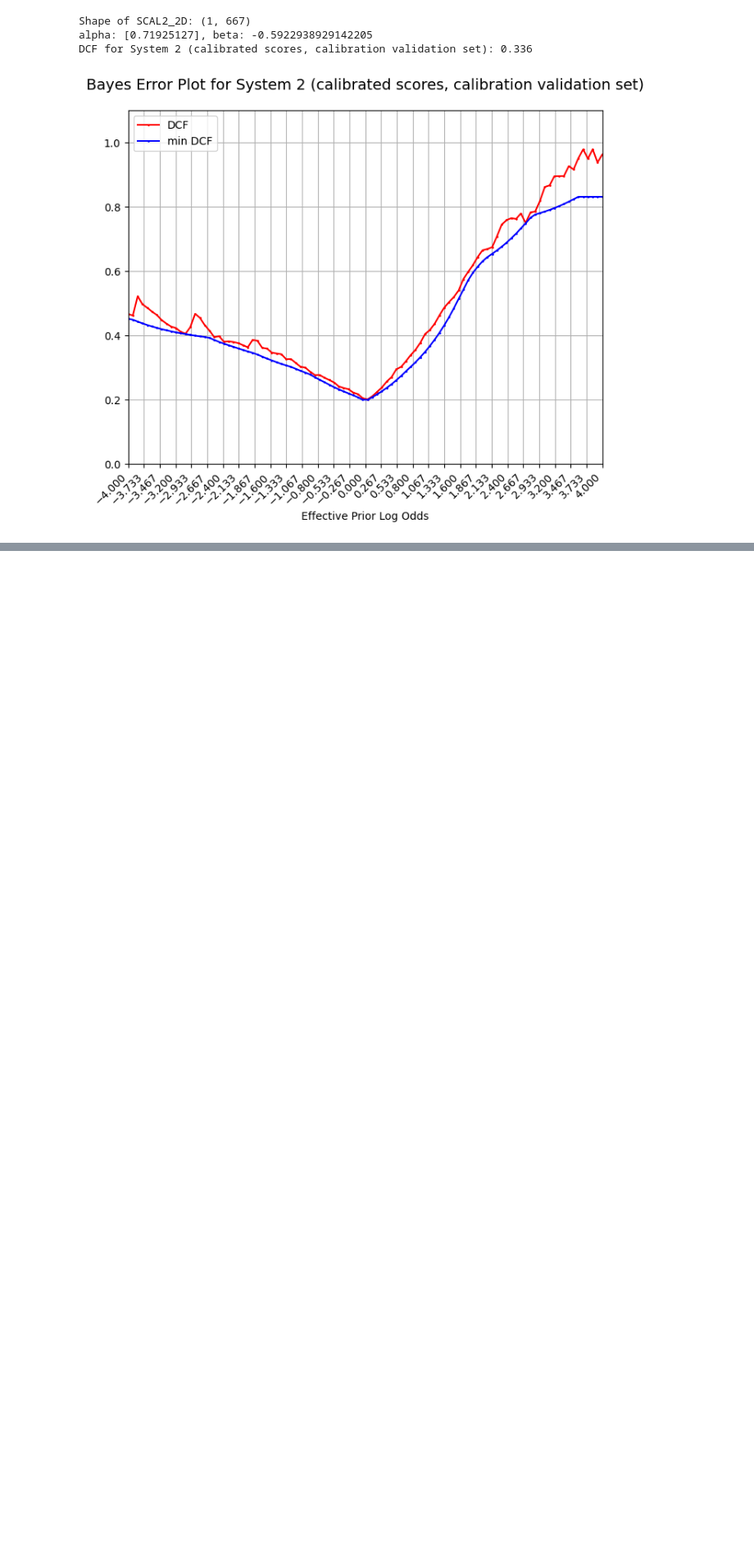
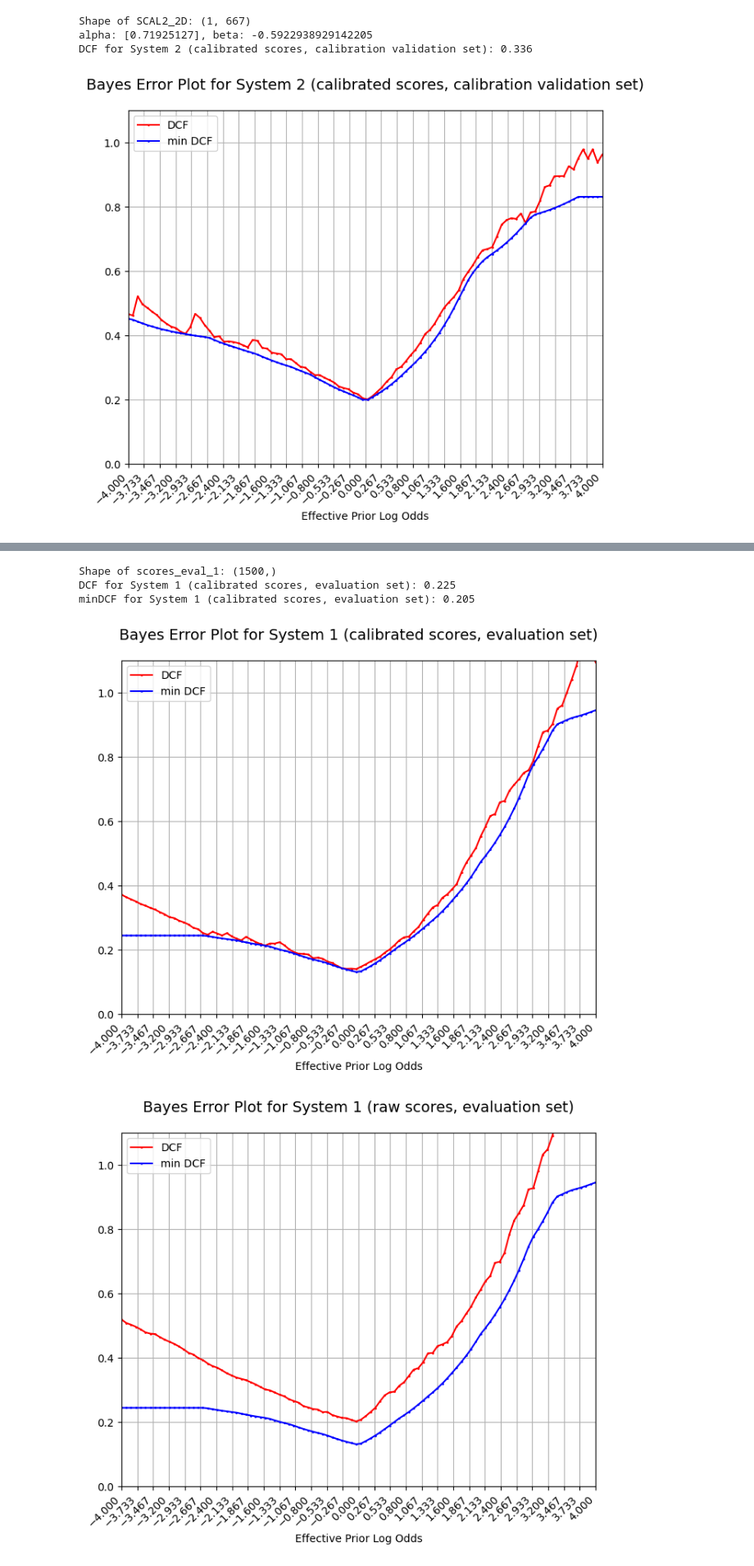
Before and after one commit to RiccardoRevalor/MachineLearningPatternRecognition, a Jupyter notebook: lab12_CalibrationFusion/cal_fusion.ipynb, the cells around one changed output, grey strips where cells are left out. Shown: that part at 82% size. Cells and saved outputs as stored; diff of their text form; code cells hidden in the pictures; blank space fills up the shorter version.

Commit message:
l12: calibration, single fold approach + eval set

```diff
--- a/lab12_CalibrationFusion/cal_fusion.ipynb
+++ b/lab12_CalibrationFusion/cal_fusion.ipynb
@@ -162,13 +162,13 @@ SVAL1_2D = vrow(SVAL1)
 #we calibrate for prior true 0.2
 pT = 0.2
 #no regularitazion term, so lambda = l = 0
-alpha, beta, _ = trainLogReg_PriorWeighted(SCAL1_2D, LCAL, l = 0, manual_grad=True, PriorTrue=pT)
-print(f"alpha: {alpha}, beta: {beta}")
+alpha_1, beta_1, _ = trainLogReg_PriorWeighted(SCAL1_2D, LCAL, l = 0, manual_grad=True, PriorTrue=pT)
+print(f"alpha: {alpha_1}, beta: {beta_1}")
 
 #now we construct the decision surface, linear
 #these are the CALIBRATED SCORES
 priorLogOdds = np.log(pT / (1 - pT))  # log odds for prior true
-calibrated_SVAL1 = (alpha @ SVAL1_2D + beta - priorLogOdds).ravel() #ravel to go back to 1-D array (since SCAL1_2D, SVAL1_2D are 2-D arrays)
+calibrated_SVAL1 = (alpha_1 @ SVAL1_2D + beta_1 - priorLogOdds).ravel() #ravel to go back to 1-D array (since SCAL1_2D, SVAL1_2D are 2-D arrays)
 #we now use the Calibration Validation Set to compute the DCFfor the calibrated scores
 DCF_1_calibrated = computeEmpiricalBayesRisk_Normalized(calibrated_SVAL1, LVAL, pT, 1.0, 1.0)
 print(f"DCF for System 1 (calibrated scores, calibration validation set): {DCF_1_calibrated:.3f}")
@@ -205,0 +211,27 @@ DCF for System 2 (calibrated scores, calibration validation set): 0.336
+# %%
+#apply the model on evaluation set
+
+#SYSTEM 1 - EVAL SET CALIBRATION
+#load evaluation set scores
+scores_eval_1 = np.load("./Data/eval_scores_1.npy")
+print(f"Shape of scores_eval_1: {scores_eval_1.shape}")
+#load evaluation set labels
+labels_eval = np.load("./Data/eval_labels.npy")
+#apply the model on evaluation set
+priorLogOdds = np.log(pT / (1 - pT))
+calibrated_EVAL_scores_1 = (alpha_1 @ vrow(scores_eval_1) + beta_1 - priorLogOdds).ravel()  # ravel to go back to 1-D array
+#compute DCF for the calibrated scores on evaluation set
+DCF_eval_1 = computeEmpiricalBayesRisk_Normalized(calibrated_EVAL_scores_1, labels_eval, pT, 1.0, 1.0)
+print(f"DCF for System 1 (calibrated scores, evaluation set): {DCF_eval_1:.3f}")
+minDCF_eval_1 = computeMinEmpiricalBayesRisk_Normalized(calibrated_EVAL_scores_1, labels_eval, pT, 1.0, 1.0)
+print(f"minDCF for System 1 (calibrated scores, evaluation set): {minDCF_eval_1:.3f}")
+#bayes error plot for calibrated scores of system 1 on evaluation set
+plotBayesErrorPlots(effPriorLogOdds, calibrated_EVAL_scores_1, labels_eval, title="Bayes Error Plot for System 1 (calibrated scores, evaluation set)")
+#bayes error plot for raw scores of system 1 on evaluation set
+plotBayesErrorPlots(effPriorLogOdds, scores_eval_1, labels_eval, title="Bayes Error Plot for System 1 (raw scores, evaluation set)")
+# %% [output]
+Shape of scores_eval_1: (1500,)
+DCF for System 1 (calibrated scores, evaluation set): 0.225
+minDCF for System 1 (calibrated scores, evaluation set): 0.205
+[figure, added]
+[figure, added]
```
Also changed, not shown: parts of 4 cells of this notebook, 3 other files.
